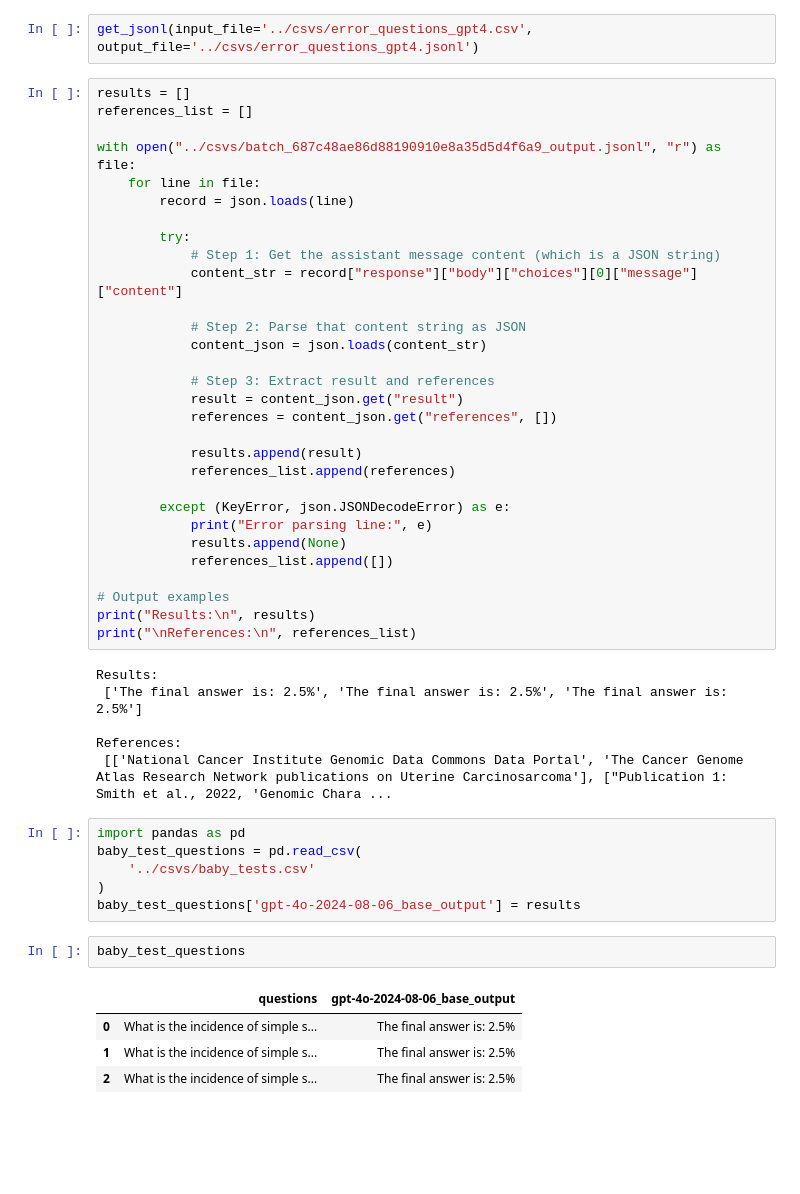
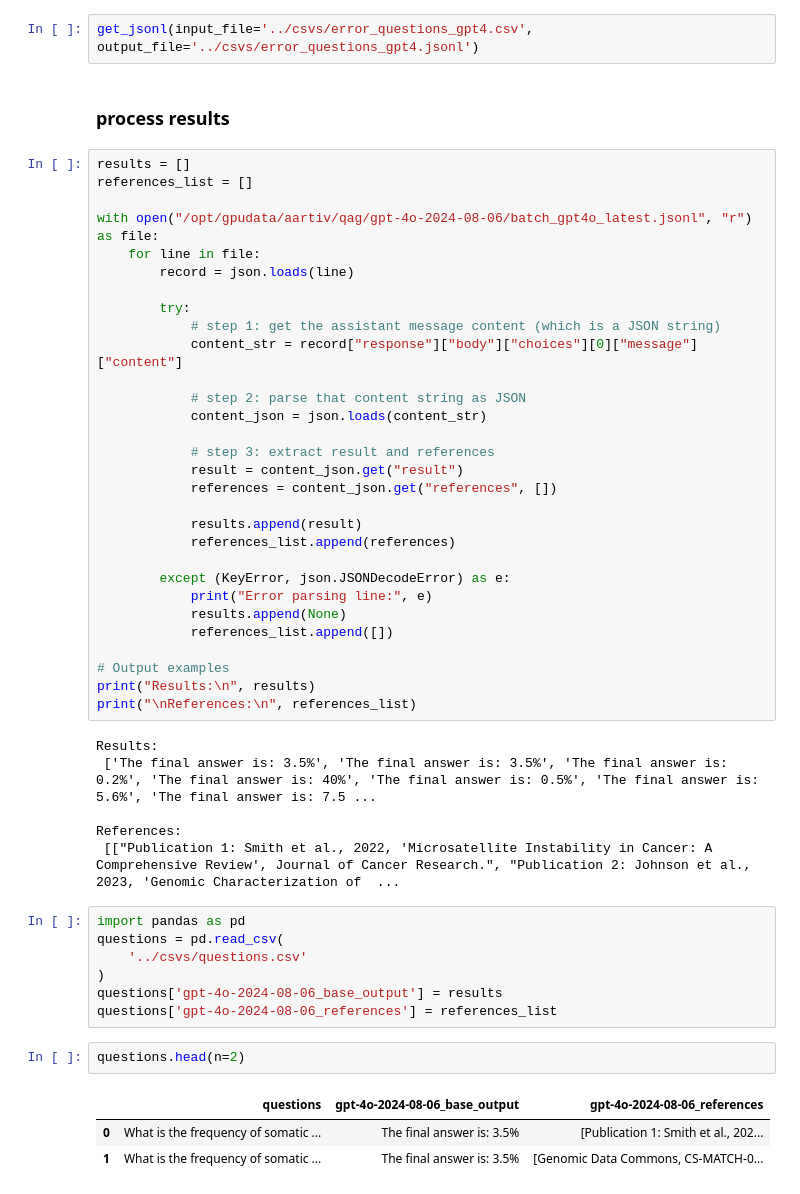
Before and after one commit to uc-cdis/gdc-qag, a Jupyter notebook: notebooks/open_ai_batch.ipynb, the cells around one changed output. Cells and saved outputs as stored; diff of their text form; blank space fills up the shorter version.

```diff
--- a/notebooks/open_ai_batch.ipynb
+++ b/notebooks/open_ai_batch.ipynb
@@ -81,22 +83,24 @@ error_questions = questions.iloc[[5, 6, 24, 80, 141, 169, 238, 246, 247, 265, 27
 error_questions.to_csv('../csvs/error_questions_gpt4.csv', index=0)
 # %%
 get_jsonl(input_file='../csvs/error_questions_gpt4.csv', output_file='../csvs/error_questions_gpt4.jsonl')
+# %% [markdown]
+### process results
 # %%
 results = []
 references_list = []
 
-with open("../csvs/batch_687c48ae86d88190910e8a35d5d4f6a9_output.jsonl", "r") as file:
+with open("/opt/gpudata/aartiv/qag/gpt-4o-2024-08-06/batch_gpt4o_latest.jsonl", "r") as file:
     for line in file:
         record = json.loads(line)
 
         try:
-            # Step 1: Get the assistant message content (which is a JSON string)
+            # step 1: get the assistant message content (which is a JSON string)
             content_str = record["response"]["body"]["choices"][0]["message"]["content"]
 
-            # Step 2: Parse that content string as JSON
+            # step 2: parse that content string as JSON
             content_json = json.loads(content_str)
 
-            # Step 3: Extract result and references
+            # step 3: extract result and references
             result = content_json.get("result")
             references = content_json.get("references", [])
 
@@ -113,20 +117,20 @@ print("Results:\n", results)
 print("\nReferences:\n", references_list)
 # %% [output]
 Results:
- ['The final answer is: 2.5%', 'The final answer is: 2.5%', 'The final answer is: 2.5%']
+ ['The final answer is: 3.5%', 'The final answer is: 3.5%', 'The final answer is: 0.2%', 'The final answer is: 40%', 'The final answer is: 0.5%', 'The final answer is: 5.6%', 'The final answer is: 7.5 ...
 
 References:
- [['National Cancer Institute Genomic Data Commons Data Portal', 'The Cancer Genome Atlas Research Network publications on Uterine Carcinosarcoma'], ["Publication 1: Smith et al., 2022, 'Genomic Chara ...
+ [["Publication 1: Smith et al., 2022, 'Microsatellite Instability in Cancer: A Comprehensive Review', Journal of Cancer Research.", "Publication 2: Johnson et al., 2023, 'Genomic Characterization of  ...
 # %%
 import pandas as pd
-baby_test_questions = pd.read_csv(
-    '../csvs/baby_tests.csv'
+questions = pd.read_csv(
+    '../csvs/questions.csv'
 )
-baby_test_questions['gpt-4o-2024-08-06_base_output'] = results
+questions['gpt-4o-2024-08-06_base_output'] = results
+questions['gpt-4o-2024-08-06_references'] = references_list
 # %%
-baby_test_questions
+questions.head(n=2)
 # %% [output]
-|  | questions | gpt-4o-2024-08-06_base_output |
-| 0 | What is the incidence of simple s... | The final answer is: 2.5% |
-| 1 | What is the incidence of simple s... | The final answer is: 2.5% |
-| 2 | What is the incidence of simple s... | The final answer is: 2.5% |
+|  | questions | gpt-4o-2024-08-06_base_output | gpt-4o-2024-08-06_references |
+| 0 | What is the frequency of somatic ... | The final answer is: 3.5% | [Publication 1: Smith et al., 202... |
+| 1 | What is the frequency of somatic ... | The final answer is: 3.5% | [Genomic Data Commons, CS-MATCH-0... |
```
Also changed, not shown: parts of 3 cells of this notebook, 7 other files.
